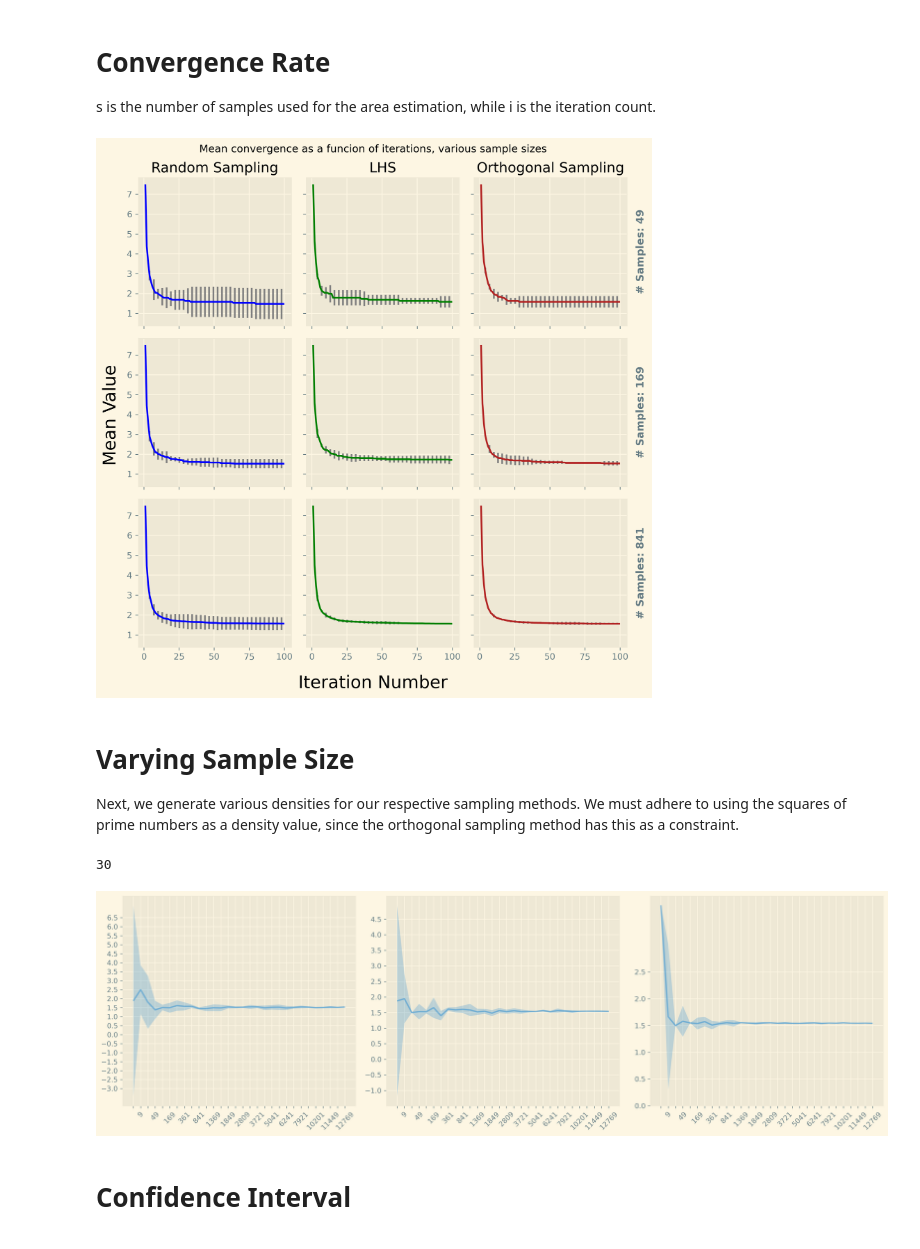
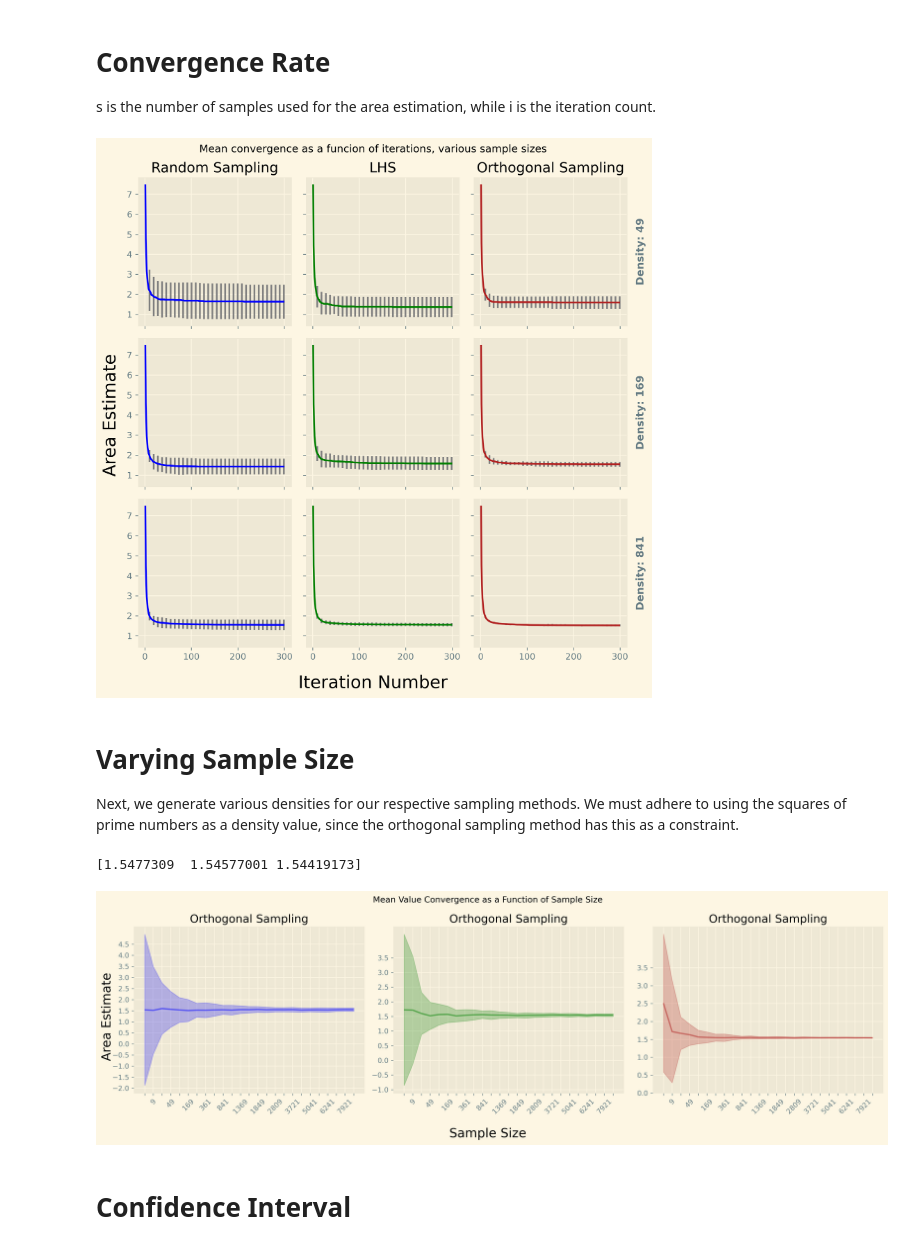
Before and after one commit to lendobo/Stochastic_Sim_1, a Jupyter notebook: mandelbrot.ipynb, the cells around one changed output. Cells and saved outputs as stored; diff of their text form; code cells hidden in the pictures.

```diff
--- a/mandelbrot.ipynb
+++ b/mandelbrot.ipynb
@@ -146,12 +151,18 @@ First estimation of area through orthogonal sampling: 1.5314675031859621
 # %%
 # PLotting
 def cardioid(t):
+    """
+    Parametric equations for cardioid (orbital 1 pts) to be plotted on top of mandelbrot set
+    """
     x = 0.5 * np.cos(t) - 0.25 * np.cos(2*t)
     y = 0.5 * np.sin(t) - 0.25 * np.sin(2*t)
 
     return x, y
 
 def circle(t,r):
+    """
+    Parametric equations for circle (orbital 2 pts) to be plotted on top of mandelbrot set
+    """
     x = r  * np.cos(t) - 1
     y = r * np.sin(t)
 
@@ -179,7 +190,7 @@ s is the number of samples used for the area estimation, while i is the iteratio
 @jit(nopython=True)
 def iteration_conv(x_range, y_range, C, max_iter_count=150):
     """
-    Estimates the area of the mandelbrot using a range of iteration values
+    Estimates the area of the mandelbrot using a range of iteration values.
 
     Args:
         x_range     range of the real component
@@ -197,18 +208,17 @@ def iteration_conv(x_range, y_range, C, max_iter_count=150):
     return Areas
 # %%
 # Testing the functions
-N_i = 100 # 300
+# HERE
+N_i = 300 # Number of iterations
 x_i = np.linspace(1,N_i,N_i-1)
-num_repeats = 3
+num_repeats = 10
+
 square_primes = primesfrom2to(30)**2
 sample_sizes = [square_primes[3], square_primes[5], square_primes[len(square_primes)-1]]
-
 sample_types = [random_sample, latin_sample, ortho_sample]
 
-
-
 fig, ax = plt.subplots(3,3,sharex=True,sharey=True,figsize=(9,9), dpi=300)
-for s in range(3): # for each density we wish to sample at
+for s in range(3):# for each density we wish to sample at
     rand_areas = np.zeros(num_repeats*N_i)
     all_rands = np.array_split(rand_areas,num_repeats)
 
@@ -220,7 +230,7 @@ for s in range(3): # for each density we wish to sample at
 
     latin_means = np.zeros(N_i)
     ortho_means = np.zeros(N_i)
-    for r in range(num_repeats):
+    for r in range(num_repeats): # for repeat measurements
         random_sample = random_sampling(x_range, y_range, density=sample_sizes[s], seed=r+1)
         latin_sample = latin_and_ortho(x_range, y_range, density=sample_sizes[s],seed=r+1)
         ortho_sample = latin_and_ortho(x_range, y_range, density=sample_sizes[s],seed=r, ortho=True)
@@ -229,12 +239,12 @@ for s in range(3): # for each density we wish to sample at
         all_latin[r] = iteration_conv(x_range, y_range, latin_sample, max_iter_count=N_i)
         all_ortho[r] = iteration_conv(x_range, y_range, ortho_sample, max_iter_count=N_i)
 
-    means = [np.mean(all_rands, axis=0),
+    means = [np.mean(all_rands, axis=0), # calculating means for all iteration values and all sampling types
                   np.mean(all_latin, axis=0),
                   np.mean(all_ortho, axis = 0)]
 
 
-    stds = [np.std(all_rands, axis=0),
+    stds = [np.std(all_rands, axis=0), # calculating STDs for all iteration values and all sampling types
             np.std(all_latin, axis=0),
             np.std(all_ortho, axis=0)]
 
@@ -243,33 +253,27 @@ for s in range(3): # for each density we wish to sample at
     colors = ['blue', 'green', 'firebrick']
 
     sampling_labels = ['Random Sampling', 'LHS', 'Orthogonal Sampling']
-    fig.axes[s+2+2*s].set_ylabel(f'# Samples: {sample_sizes[s]}', rotation=90, weight='bold', fontsize=12, labelpad=10)
+    fig.axes[s+2+2*s].set_ylabel(f'Density: {sample_sizes[s]}', rotation=90, weight='bold', fontsize=12, labelpad=10)
     fig.axes[s+2+2*s].yaxis.set_label_position('right')
 
     ax[0,s].set_title(f'{sampling_labels[s]}')
 
     for i, type in enumerate(means):
         relative_errors = [np.abs(area - converged_area[i]) for area in type]
-        ax[s,i].errorbar(x_i, type[1:], yerr=2*stds[i][1:], errorevery=3,color=colors[i], ecolor='grey')
-        # ax[s,i].plot(x_i, type[1:],color=colors[i])
-
-        # title = ax.set_title(sampling_labels[i])
+        ax[s,i].errorbar(x_i, type[1:], yerr=2*stds[i][1:], errorevery=9,color=colors[i], ecolor='grey')
 
 
 fig.suptitle('Mean convergence as a funcion of iterations, various sample sizes')
 fig.supxlabel('Iteration Number', fontsize=20)
-fig.supylabel('Mean Value', fontsize=20)
+fig.supylabel('Area Estimate', fontsize=20)
 plt.tight_layout()
 plt.show()
 # %% [output]
-[figure, old version]
+[figure, new version]
 # %% [markdown]
 # Varying Sample Size
 Next, we generate various densities for our respective sampling methods. We must adhere to using the squares of prime numbers as a density value, since the orthogonal sampling method has this as a constraint.
 # %%
-N_s = 120 # CHANGE NUMBER OF DENSITIES HERE
-num_repeats = 3
-
 def density_conv(x_range,y_range,num_repeats,multi_dens=False,density_range=1,density_value=841):
     """
     Calculates the mean value, as well as its standard deviation, as a function of sample size(=density).
@@ -278,6 +282,10 @@ def density_conv(x_range,y_range,num_repeats,multi_dens=False,density_range=1,de
         y_range         range of the imaginary component
         num_repeats     number of repeat measurements
         density_range   determines number of sample sizes to be evaluated
+    Returns
+        mean_Areas      Mean across repeat measurements, for all sample types
+        std_Areas       STD across repeat measurements, for all sample types
+        density_values  Density values that were sampled
 
     """
     if multi_dens==True:
@@ -341,42 +349,57 @@ def density_conv(x_range,y_range,num_repeats,multi_dens=False,density_range=1,de
 
     return mean_Areas, std_Areas, density_values
 
+N_s = 100 # HERE
+num_repeats = 50
+max_iter = 100
+
 means_density_conv, std_density_conv, density_values = density_conv(x_range,y_range,num_repeats,multi_dens=True,density_range=N_s,density_value=841)
 
 # Saving Arrays in case of crash
-file_means2 = "Data/MEANs_samplesize_convergence.npy"
-file_stds2 = "Data/STDs_samplesize_convergence.npy"
+file_means2 = "Data/MEANs_samplesize_convergence_" + str(N_s) + str(max_iter) + ".npy"
+file_stds2 = "Data/STDs_samplesize_convergence_" + str(N_s) + str(max_iter) + ".npy"
 
 np.save(file_means2, means_density_conv)
 np.save(file_stds2, std_density_conv)
+
+## Uncomment this section if GitHub Repo data should be loaded
+# means_density_conv = np.load("Data/MEANs_samplesize_convergence_" + str(N_s) + str(max_iter) + ".npy")
+# std_density_conv = np.load("Data/STDs_samplesize_convergence_" + str(N_s) + str(max_iter) + ".npy")
 # %%
-# x = range(len(mean_Areas[:,0]))
+# PLOTTING
 x = [str(val) for val in density_values]
-print(len(x))
 
-plt.figure(figsize=(16,5), dpi=300)
+colors = ['blue', 'green', 'firebrick']
+
+fig = plt.figure(figsize=(16,5), dpi=300)
 for i in range(3):
     plt.subplot(131+i)
     upper = means_density_conv[:, i] + 2*std_density_conv[:, i]
     lower = means_density_conv[:, i] - 2*std_density_conv[:, i]
-    plt.plot(x, means_density_conv[:, i], alpha=0.5)
-    plt.fill_between(x, lower, upper,alpha=0.25)
+    plt.plot(x, means_density_conv[:, i], alpha=0.5, color=colors[i])
+    plt.fill_between(x, lower, upper,alpha=0.25,color=colors[i])
 
     ax = plt.gca()
     ax.tick_params(axis='x', labelrotation = 45)
 
     start, end = [int(lim) for lim in ax.get_ylim()] # alternatively, plt.ylim
     ax.yaxis.set_ticks(np.arange(start, end, 0.5)) # alternatively, plt.yticks(np.arange...)
+    title = ax.set_title(sampling_labels[t], loc='center')
 
     # Setting every second x_tick invisible
     for label in ax.xaxis.get_ticklabels()[::2]:
         label.set_visible(False)
 
+print(means_density_conv[-1])
+
+fig.suptitle('Mean Value Convergence as a Function of Sample Size')
+fig.supxlabel('Sample Size', fontsize=18)
+fig.supylabel('Area Estimate',fontsize=18)
 plt.tight_layout()
 plt.show()
 # %% [output]
-30
+[1.5477309  1.54577001 1.54419173]
-[figure, old version]
+[figure, new version]
 # %% [markdown]
 # Confidence Interval
 # %%
```
Also changed, not shown: parts of 14 cells of this notebook, 29 other files.
